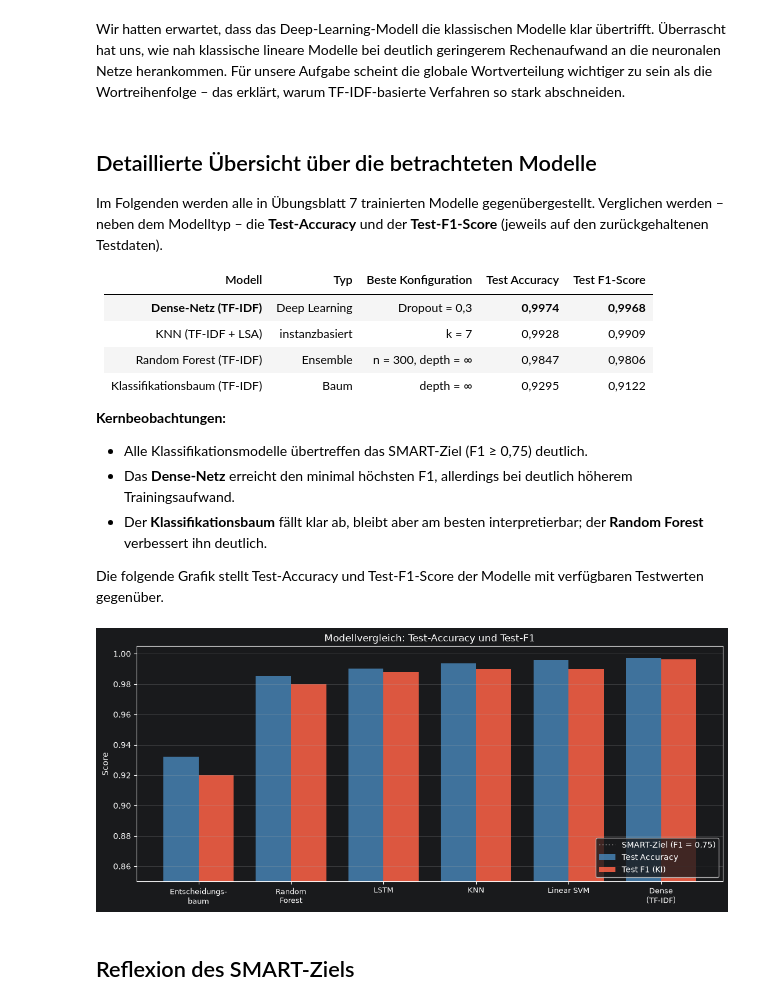
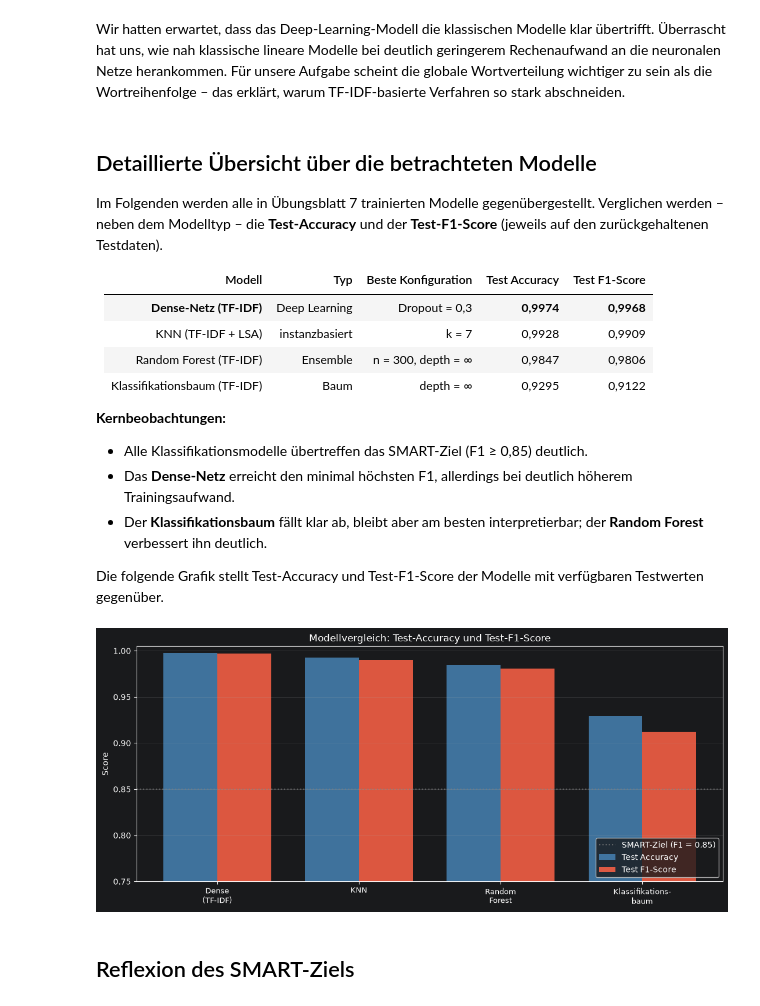
Before and after one commit to TheAmarok/Neue-Konzepte-Gruppe-9, a Jupyter notebook: Notebook_Abgabeversion_kommentiert.ipynb, the cells around one changed output. Cells and saved outputs as stored; diff of their text form; code cells hidden in the pictures.

```diff
--- a/Notebook_Abgabeversion_kommentiert.ipynb
+++ b/Notebook_Abgabeversion_kommentiert.ipynb
@@ -3592,7 +3592,7 @@ Im Folgenden werden alle in Übungsblatt 7 trainierten Modelle gegenübergestell
 
 
 **Kernbeobachtungen:**
-- Alle Klassifikationsmodelle übertreffen das SMART-Ziel (F1 ≥ 0,75) deutlich.
+- Alle Klassifikationsmodelle übertreffen das SMART-Ziel (F1 ≥ 0,85) deutlich.
 - Das **Dense-Netz** erreicht den minimal höchsten F1, allerdings bei deutlich höherem Trainingsaufwand.
 - Der **Klassifikationsbaum** fällt klar ab, bleibt aber am besten interpretierbar; der **Random Forest** verbessert ihn deutlich.
 
@@ -3601,44 +3601,44 @@ Die folgende Grafik stellt Test-Accuracy und Test-F1-Score der Modelle mit verf
 # Aggregierte Testergebnisse aus den vorherigen Modellabschnitten (zur Gegenüberstellung)
 modelle    = ["Dense\n(TF-IDF)", "KNN", "Random\nForest", "Klassifikations-\nbaum"]
 # Test-Accuracy je Modell
-test_acc   = [0.9323, 0.9852, 0.9902, 0.9936, 0.9958, 0.9971]
-# Test-F1 (positive Klasse "KI") je Modell
-test_f1    = [0.92,   0.98,   0.9878, 0.99,   0.99,   0.9963]
+test_acc   = [0.9974, 0.9928, 0.9847, 0.9295]
+# Test-F1 je Modell
+test_f1    = [0.9968,   0.9901,   0.9806, 0.9122]
 
 # Neues Diagramm anlegen
 fig, ax = plt.subplots(figsize=(11, 5))
 # x-Positionen je Modell
 x = np.arange(len(modelle))
 # Balkenbreite
 width = 0.38
 
 # Test-Accuracy als Balkengruppe (links)
 bars1 = ax.bar(x - width/2, test_acc, width, label="Test Accuracy", color="steelblue", alpha=0.85)
 # Test-F1 als Balkengruppe (rechts)
 bars2 = ax.bar(x + width/2, test_f1,  width, label="Test F1-Score",  color="tomato",    alpha=0.85)
 
 # x-Ticks setzen
 ax.set_xticks(x)
 # x-Tick-Labels (Modellnamen) setzen
 ax.set_xticklabels(modelle, fontsize=9)
 # y-Achse beschriften
 ax.set_ylabel("Score")
 # y-Achsen-Bereich (eng, da alle Werte hoch)
-ax.set_ylim(0.85, 1.005)
+ax.set_ylim(0.75, 1.005)
 # Titel setzen
 ax.set_title("Modellvergleich: Test-Accuracy und Test-F1-Score")
 # SMART-Zielschwelle als Referenzlinie (liegt deutlich darunter)
-ax.axhline(y=0.75, color="gray", linestyle=":", alpha=0.7, label="SMART-Ziel (F1 = 0,75)")
+ax.axhline(y=0.85, color="gray", linestyle=":", alpha=0.7, label="SMART-Ziel (F1 = 0,85)")
 # Legende anzeigen
 ax.legend(loc="lower right")
 # Gitter einblenden
 ax.grid(axis="y", alpha=0.3)
 # Layout optimieren
 plt.tight_layout()
 # Diagramm anzeigen
 plt.show()
 # %% [output]
-[figure, old version]
+[figure, new version]
 # %% [markdown]
 ## Reflexion des SMART-Ziels
 # %% [markdown]
```
Also changed, not shown: parts of 4 cells of this notebook.
